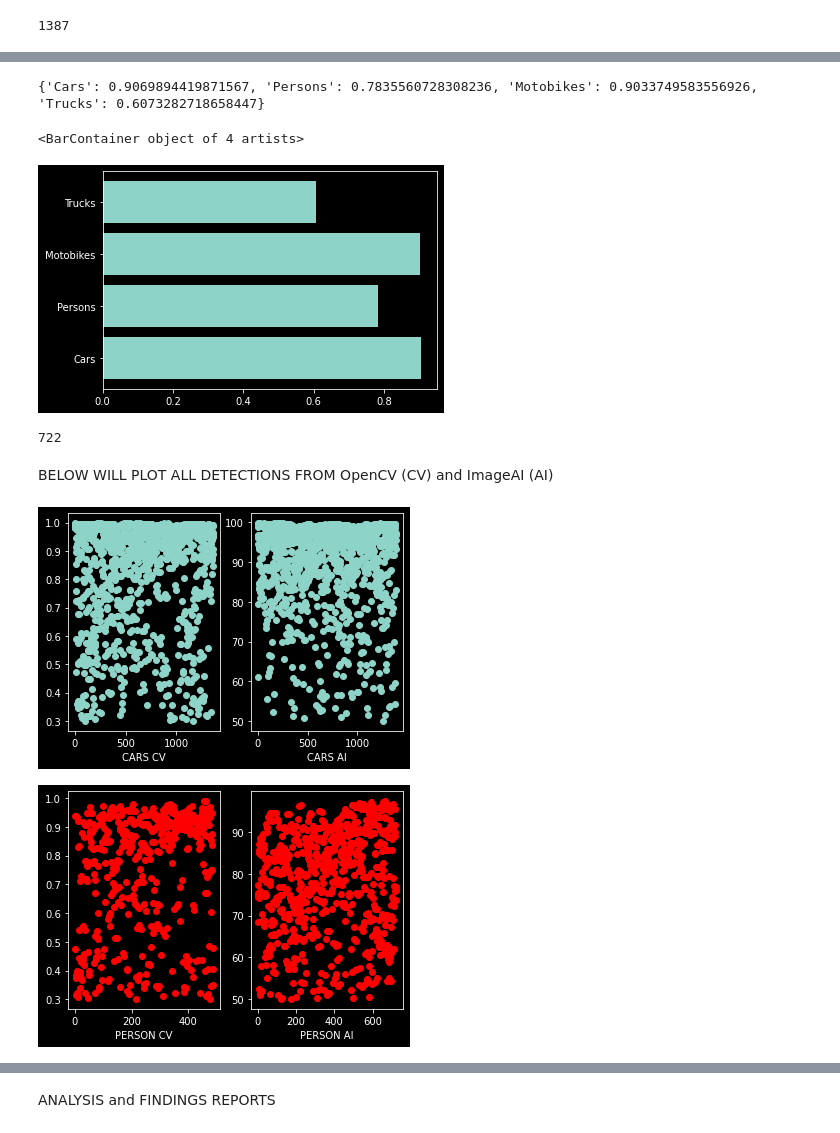
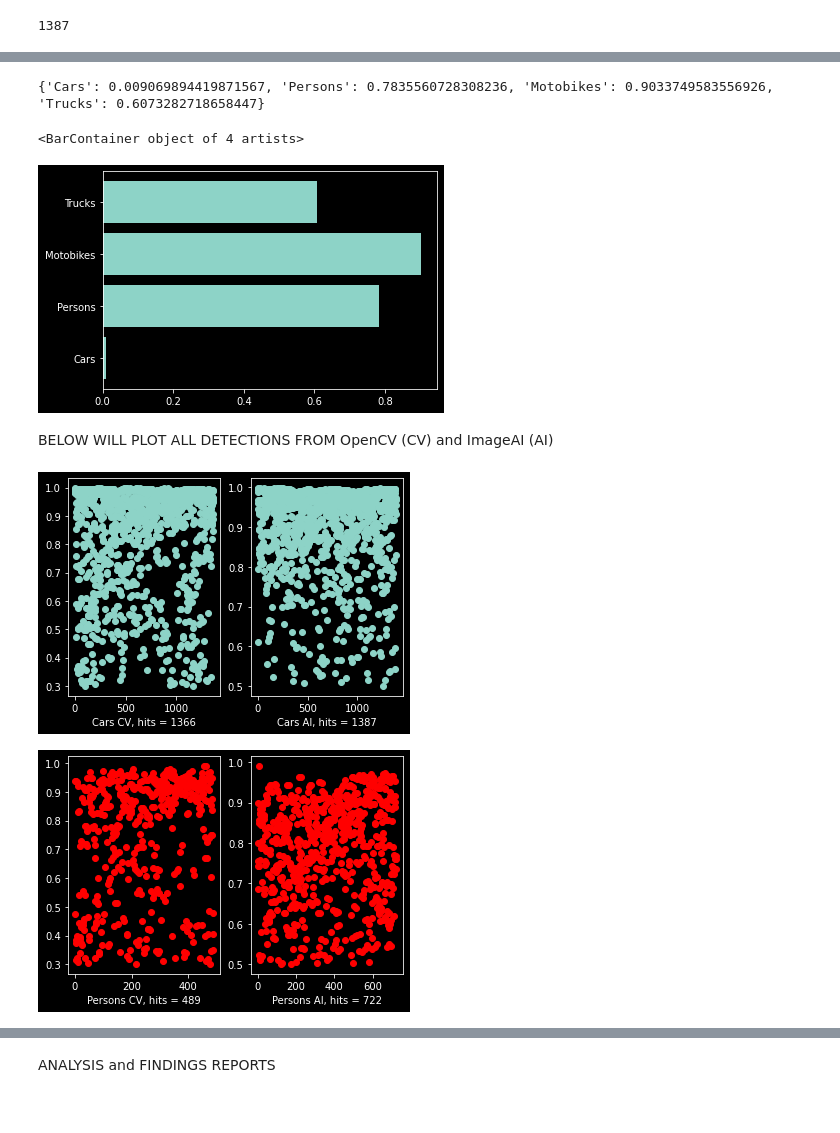
Before and after one commit to canaimax/ImageAIvsOpenCV, a Jupyter notebook: Notebooks/T03_ImgInVideoAICaptain.ipynb, the cells around one changed output, grey strips where cells are left out. Cells and saved outputs as stored; diff of their text form; code cells hidden in the pictures.

Commit message:
AI test updated plots info

```diff
--- a/Notebooks/T03_ImgInVideoAICaptain.ipynb
+++ b/Notebooks/T03_ImgInVideoAICaptain.ipynb
@@ -149,33 +242,29 @@ print(len(carplot))
 # %%
 
 #  PLOT SCORE RESULTS
 
 import matplotlib.pyplot as plt
 import numpy as np
 plt.style.use('dark_background')
 
 xkeys = ['Cars', 'Persons', 'Motobikes', 'Trucks']
-xvalues = [carconf/carcc/100, personconf/personcc/100, motorbikeconf/motorbikecc/100, truckconf/truckcc/100]
+xvalues = [carconf/carcc/100, personconf/personcc, motorbikeconf/motorbikecc, truckconf/truckcc]
 xd = dict(zip(xkeys, xvalues))
 print(xd)
 print()
 
 
 
 group_data = list(xd.values())
 group_names = list(xd.keys())
 group_mean = np.mean(group_data)
 
 fig, ax = plt.subplots()
 ax.barh(group_names, group_data)
 # %% [output]
-{'Cars': 0.9069894419871567, 'Persons': 0.7835560728308236, 'Motobikes': 0.9033749583556926, 'Trucks': 0.6073282718658447}
+{'Cars': 0.009069894419871567, 'Persons': 0.7835560728308236, 'Motobikes': 0.9033749583556926, 'Trucks': 0.6073282718658447}
 <BarContainer object of 4 artists>
-[figure, old version]
+[figure, new version]
-# %%
-print(len(personplot))
-# %% [output]
-722
 # %%
 #  LOAD RESULTS FROM OPENCV
 
@@ -194,6 +283,8 @@ xi = np.load('/content/drive/MyDrive/colab/xv.npy')
 # %% [markdown]
 BELOW WILL PLOT ALL DETECTIONS FROM OpenCV (CV) and ImageAI  (AI)
 # %%
+xcv = "Cars CV, hits = " + str(len(ci))
+xai = "Cars AI, hits = " + str(len(carplot))
 
 x1 = np.array(range(0, len(ci)))
 y1 = ci
@@ -203,16 +294,19 @@ y2 = carplot
 
 plt.subplot(1, 2, 1)
 plt.scatter(x1, y1)
-plt.xlabel("CARS CV")
+plt.xlabel(xcv)
 
 plt.subplot(1, 2, 2)
 plt.scatter(x2, y2)
-plt.xlabel("CARS AI")
+plt.xlabel(xai)
+
 
 plt.show()
 # %% [output]
-[figure, old version]
+[figure, new version]
 # %%
+xcv = "Persons CV, hits = " + str(len(pi))
+xai = "Persons AI, hits = " + str(len(personplot))
 
 x1 = np.array(range(0, len(pi)))
 y1 =pi
@@ -222,13 +316,14 @@ y2 = personplot
 
 plt.subplot(1, 2, 1)
 plt.scatter(x1, y1, color = "red")
-plt.xlabel("PERSON CV")
+plt.xlabel(xcv)
 
 plt.subplot(1, 2, 2)
 plt.scatter(x2, y2, color = "red")
-plt.xlabel("PERSON AI")
+plt.xlabel(xai)
+
 
 plt.show()
 # %% [output]
-[figure, old version]
+[figure, new version]
 # %%
```
Also changed, not shown: parts of 12 cells of this notebook.
